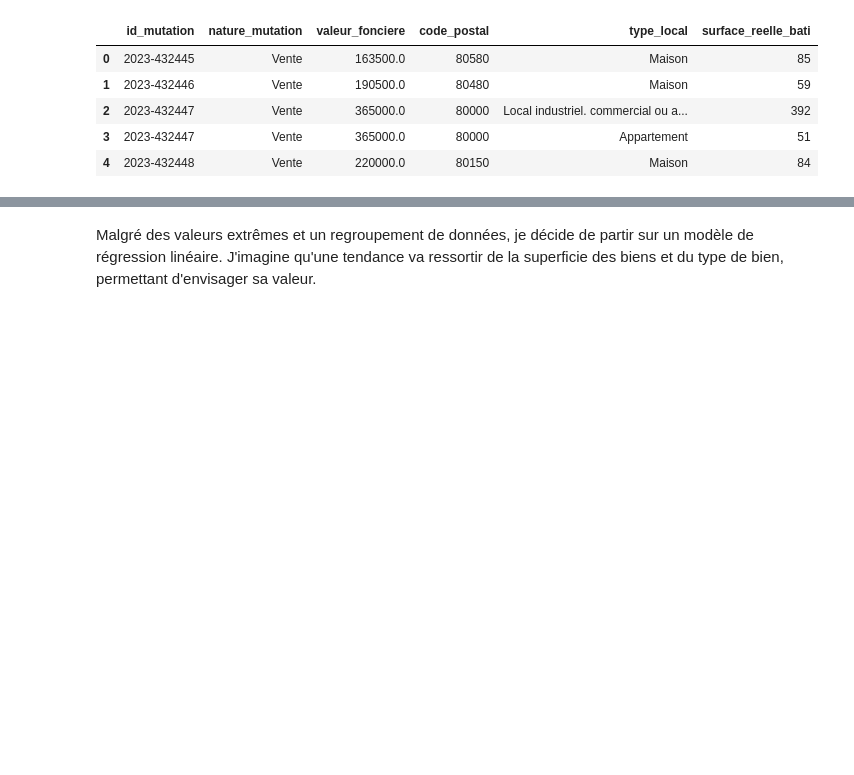
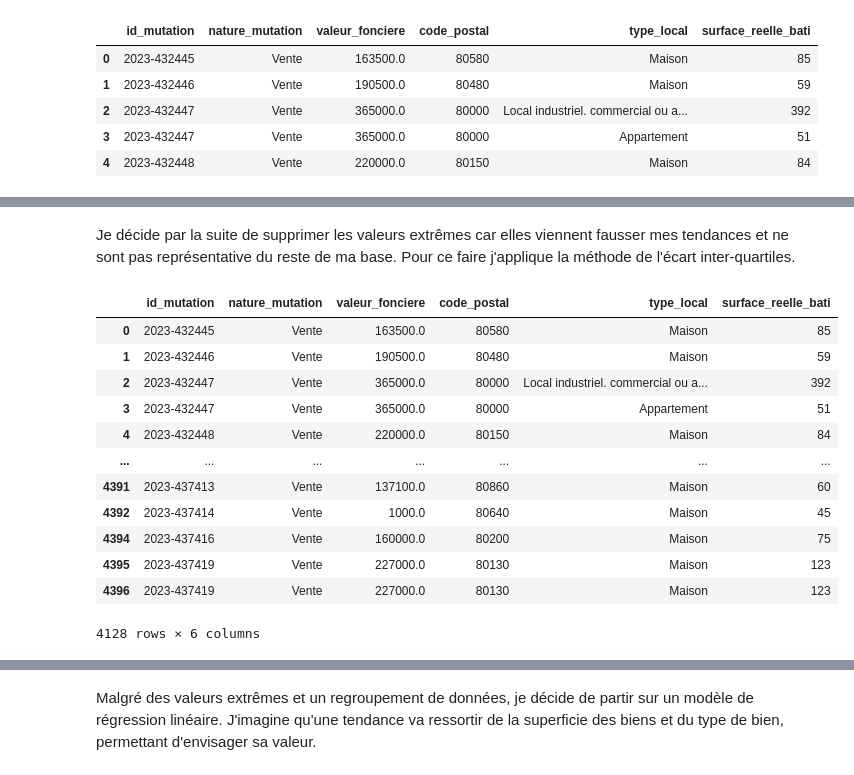
Before and after one commit to Totomir/projet-Jedha-dse-od-06, a Jupyter notebook: projet_valeur_fonciere_amiens.ipynb, the cells around one changed output, grey strips where cells are left out. Saved outputs shown, nothing was run; the diff lists cells and outputs as text; code cells hidden in the pictures; blank space fills up the shorter version.

```diff
--- a/projet_valeur_fonciere_amiens.ipynb
+++ b/projet_valeur_fonciere_amiens.ipynb
@@ -85,2 +99,32 @@ dtype: bool
+# %% [markdown]
+Je décide par la suite de supprimer les valeurs extrêmes car elles viennent fausser mes tendances et ne sont pas représentative du reste de ma base. Pour ce faire j'applique la méthode de l'écart inter-quartiles.
+# %%
+# Retirer les valeurs extrêmes pour la valeur_fonciere
+Q1 = df_step2["valeur_fonciere"].quantile(0.25)
+Q3 = df_step2["valeur_fonciere"].quantile(0.75)
+
+IQR = Q3 - Q1
+
+# Bornes acceptables
+borne_inf = Q1 - 1.5 * IQR
+borne_sup = Q3 + 1.5 * IQR
+
+df_sans_extremes = df_step2[(df_step2["valeur_fonciere"] >= borne_inf) & (df_step2["valeur_fonciere"] <= borne_sup)]
+
+df_sans_extremes
+# %% [output]
+|  | id_mutation | nature_mutation | valeur_fonciere | code_postal | type_local | surface_reelle_bati |
+| 0 | 2023-432445 | Vente | 163500.0 | 80580 | Maison | 85 |
+| 1 | 2023-432446 | Vente | 190500.0 | 80480 | Maison | 59 |
+| 2 | 2023-432447 | Vente | 365000.0 | 80000 | Local industriel. commercial ou a... | 392 |
+| 3 | 2023-432447 | Vente | 365000.0 | 80000 | Appartement | 51 |
+| 4 | 2023-432448 | Vente | 220000.0 | 80150 | Maison | 84 |
+| ... | ... | ... | ... | ... | ... | ... |
+| 4391 | 2023-437413 | Vente | 137100.0 | 80860 | Maison | 60 |
+| 4392 | 2023-437414 | Vente | 1000.0 | 80640 | Maison | 45 |
+| 4394 | 2023-437416 | Vente | 160000.0 | 80200 | Maison | 75 |
+| 4395 | 2023-437419 | Vente | 227000.0 | 80130 | Maison | 123 |
+| 4396 | 2023-437419 | Vente | 227000.0 | 80130 | Maison | 123 |
+4128 rows × 6 columns
 # %%
 # Affichage du nuage de point pour visualiser la tendance
```
Also changed, not shown: parts of 15 cells of this notebook, 1 other file.
